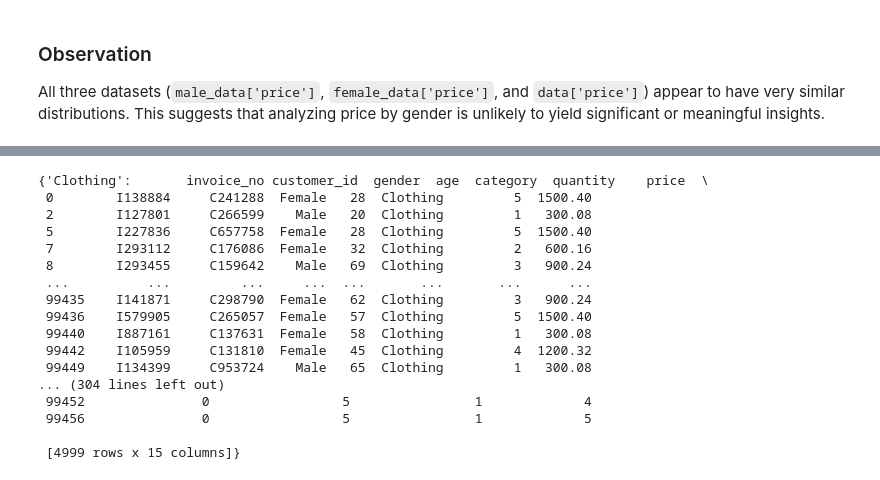
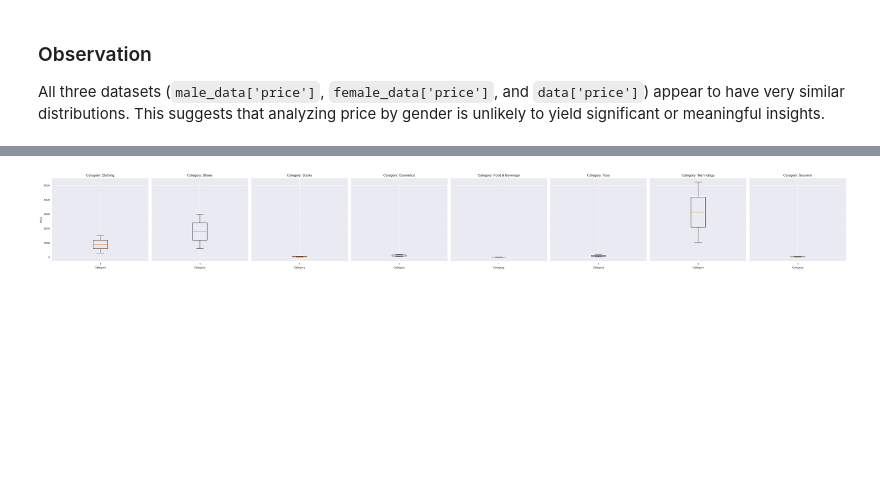
Before and after one commit to datawithkasim/fantastic-palm-tree, a Jupyter notebook: fantastic_palm_tree/import_eda.ipynb, the cells around one changed output, grey strips where cells are left out. Saved outputs shown, nothing was run; the diff lists cells and outputs as text; code cells hidden in the pictures; blank space fills up the shorter version.

```diff
--- a/fantastic_palm_tree/import_eda.ipynb
+++ b/fantastic_palm_tree/import_eda.ipynb
@@ -209,30 +205,23 @@ array(['Clothing', 'Shoes', 'Books', 'Cosmetics', 'Food & Beverage',
 # %%
-# Create a dictionary to store data for each category
-category_data = {}
+# Determine the number of unique categories
+num_categories = len(unique_categories)
 
-for category in unique_categories:
-    unique_cat = data[data['category'] == category]
-    category_data[category] = unique_cat  # Store the filtered DataFrame in a dictionary
+# Create a figure and axes for subplots
+fig, axes = plt.subplots(1, num_categories, figsize=(5 * num_categories, 5), sharey=True)
 
-# Now you can access data for each category like this:
-# category_data['category_name']
+# Iterate through each unique category and its corresponding axis
+for i, category in enumerate(unique_categories):
+    # Create the boxplot for the specific category
+    axes[i].boxplot(data[data['category'] == category]['price'])
+    axes[i].set_title(f'Category: {category}')
+    axes[i].set_xlabel('Category')
+    if i == 0:  # Add y-axis label to the first subplot
+        axes[i].set_ylabel('Price')
+
+# Adjust layout to prevent overlap
+plt.tight_layout()
+
+# Show the combined plot
+plt.show()
+# %% [output]
+[figure, added]
-# %%
-category_data
-# %% [output]
-{'Clothing':       invoice_no customer_id  gender  age  category  quantity    price  \
- 0        I138884     C241288  Female   28  Clothing         5  1500.40
- 2        I127801     C266599    Male   20  Clothing         1   300.08
- 5        I227836     C657758  Female   28  Clothing         5  1500.40
- 7        I293112     C176086  Female   32  Clothing         2   600.16
- 8        I293455     C159642    Male   69  Clothing         3   900.24
- ...          ...         ...     ...  ...       ...       ...      ...
- 99435    I141871     C298790  Female   62  Clothing         3   900.24
- 99436    I579905     C265057  Female   57  Clothing         5  1500.40
- 99440    I887161     C137631  Female   58  Clothing         1   300.08
- 99442    I105959     C131810  Female   45  Clothing         4  1200.32
- 99449    I134399     C953724    Male   65  Clothing         1   300.08
-... (304 lines left out)
- 99452               0                 5                1             4
- 99456               0                 5                1             5
-
- [4999 rows x 15 columns]}
```
Also changed, not shown: parts of 9 cells of this notebook.
